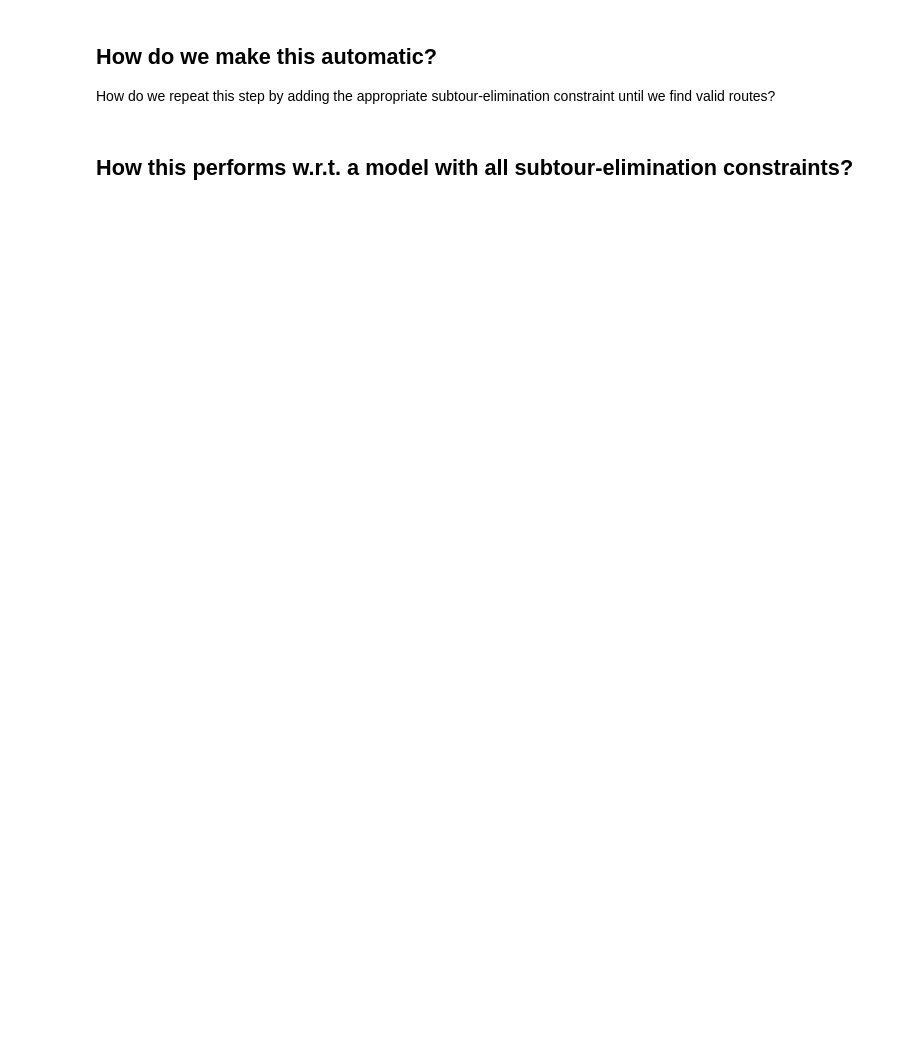
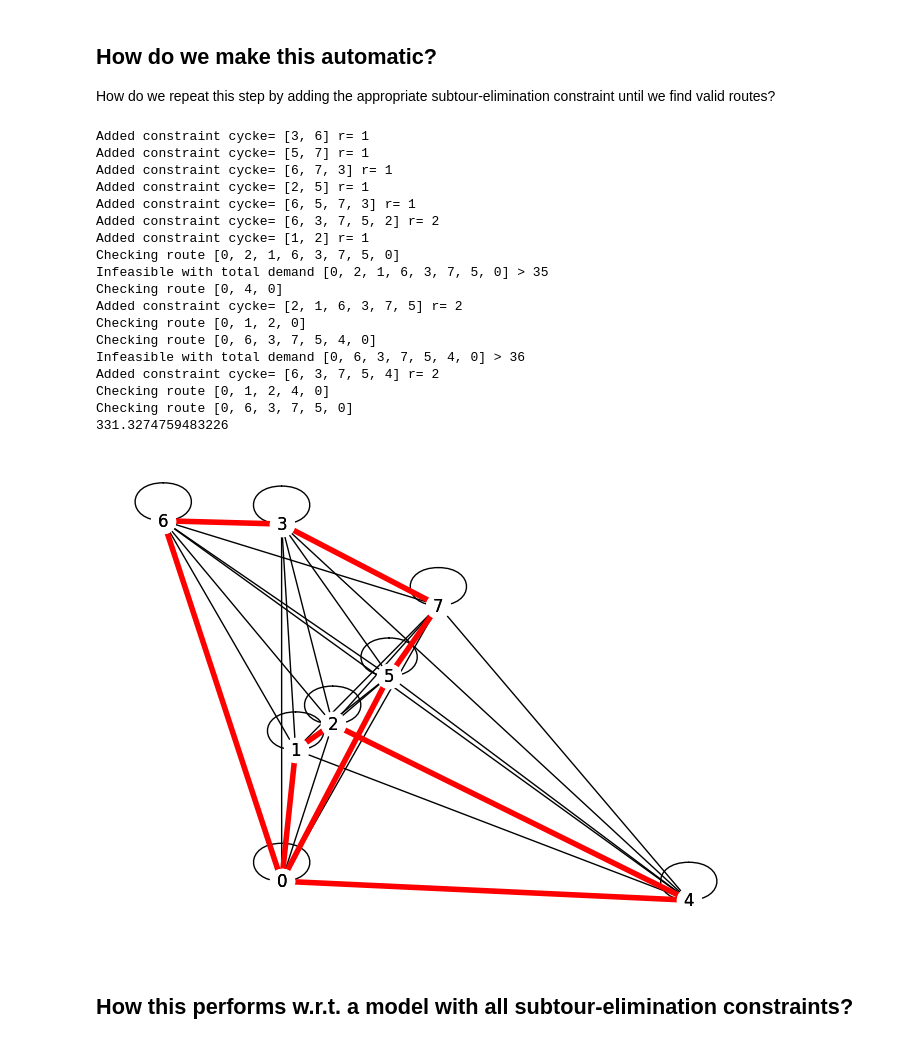
Before and after one commit to Daddeee/FRO_Labs_22-23, a Jupyter notebook: lab3/solutions/lab3-vrp-cut.ipynb, the cells around one changed output. Drawn from its saved outputs; the diff is of its cells as text; code cells hidden in the pictures; blank space fills up the shorter version.

```diff
--- a/lab3/solutions/lab3-vrp-cut.ipynb
+++ b/lab3/solutions/lab3-vrp-cut.ipynb
@@ -62,6 +70,7 @@ np.random.seed(1337)
 point = grid_size * np.random.random((n,2))
 
 d = np.random.choice(np.arange(1, max_d), size=n)
+d[0] = 0
 
 k = int(np.ceil(np.sum(d) / C))
 
@@ -226,34 +247,88 @@ def dfs_cycle(graph, cycles, u, p, color, par):
 import mip
 
 m = mip.Model()
 
 x = {(i,j): m.add_var(var_type=mip.BINARY, name="x{}{}".format(str(i), str(j))) for i in V for j in V}
 
 # Add conservation constraints
 for j in V:
     num_outgoing_arcs = num_ingoing_arcs = 1
     if j == 0:
       num_outgoing_arcs = num_ingoing_arcs = k
 
     m += mip.xsum(x[i,j] for i in V) == num_ingoing_arcs
     m += mip.xsum(x[j,i] for i in V) == num_outgoing_arcs
 
 m.objective = mip.minimize(mip.xsum(x[i,j] * c[i,j] for (i,j) in A))
 m.optimize()
 
 
 cycles = get_cycles(V, A, x)
 while len(cycles) > 0:
   for cycle in cycles:
     cycle_edges = [x[i,j] for (i,j) in A if i in cycle and j in cycle]
     m += mip.xsum(cycle_edges) <= len(cycle) - r(cycle)
-    print("Added constraint for", cycle)
+    print("Added constraint cycke=", cycle, "r=", r(cycle))
 
   m.optimize()
   cycles = get_cycles(V, A, x)
 
+  if len(cycles) == 0:
+    # check if routes that do not have subtours respect capacity constraints.
+    # In case they violate it, add them as a cycle (excluding the depot)
+
+    # loop through every edge [0,j]. if x[0,j] == 1 then there's a route
+    # starting from the depot and with j as first node.
+    for j in V:
+      if j == 0:
+        continue
+
+      if x[0,j].x > 0.1:
+        route = [0,j]
+        prev = route[-1]
+        while prev != 0:
+          succ = -1
+          for k in V:
+            if k == prev:
+              continue
+            if x[prev,k].x > 0.1:
+              succ = k
+              break
+          route.append(succ)
+          if succ == -1:
+            raise ValueError("Something went wrong with route={}".format(route))
+          prev = route[-1]
+
+        print("Checking route {}".format(route))
+        sum_d = sum([d[v] for v in route])
+        if sum_d > C:
+          print("Infeasible with total demand {} > {}".format(route, sum_d, C))
+          cycles.append(route[1:-1])
+
+
+
 print(m.objective_value)
 draw_solution (V, A, x)
+# %% [output]
+Added constraint cycke= [3, 6] r= 1
+Added constraint cycke= [5, 7] r= 1
+Added constraint cycke= [6, 7, 3] r= 1
+Added constraint cycke= [2, 5] r= 1
+Added constraint cycke= [6, 5, 7, 3] r= 1
+Added constraint cycke= [6, 3, 7, 5, 2] r= 2
+Added constraint cycke= [1, 2] r= 1
+Checking route [0, 2, 1, 6, 3, 7, 5, 0]
+Infeasible with total demand [0, 2, 1, 6, 3, 7, 5, 0] > 35
+Checking route [0, 4, 0]
+Added constraint cycke= [2, 1, 6, 3, 7, 5] r= 2
+Checking route [0, 1, 2, 0]
+Checking route [0, 6, 3, 7, 5, 4, 0]
+Infeasible with total demand [0, 6, 3, 7, 5, 4, 0] > 36
+Added constraint cycke= [6, 3, 7, 5, 4] r= 2
+Checking route [0, 1, 2, 4, 0]
+Checking route [0, 6, 3, 7, 5, 0]
+331.3274759483226
+[figure, added]
 # %% [markdown]
 ## How this performs w.r.t. a model with all subtour-elimination constraints?
 # %%
```
Also changed, not shown: parts of 6 cells of this notebook.
